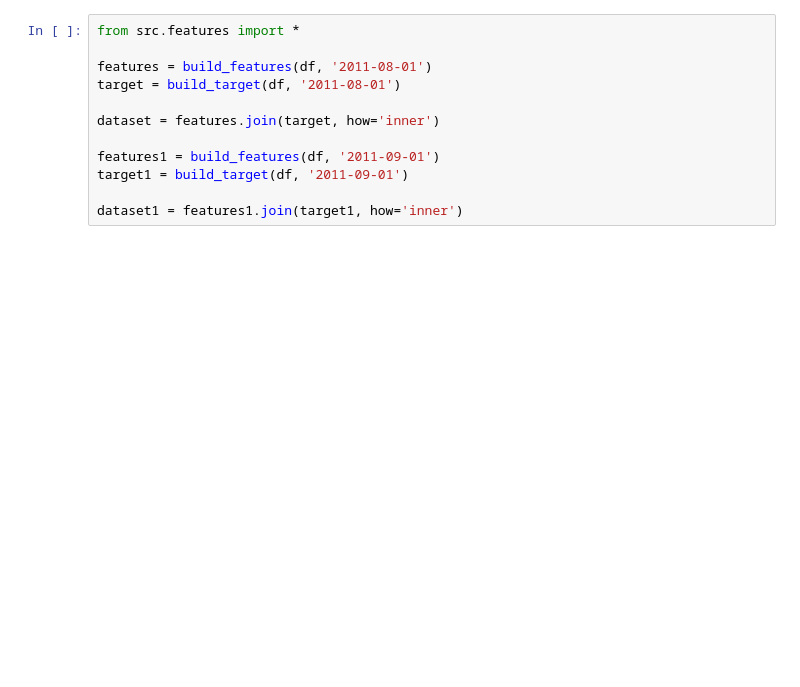
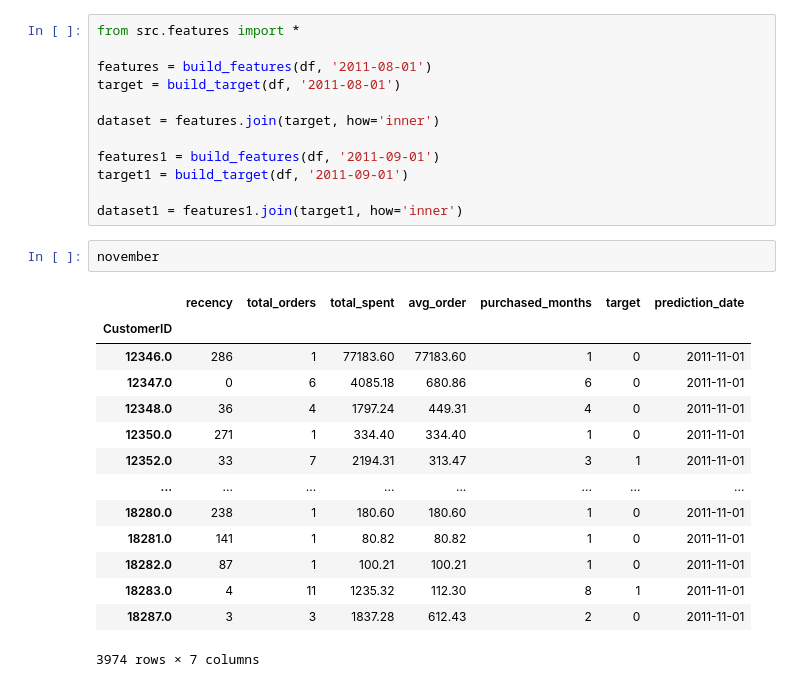
Before and after one commit to Rocha-alt1/Shopflow, a Jupyter notebook: notebook/modeling.ipynb, the cells around one changed output. Drawn from its saved outputs; the diff is of its cells as text; blank space fills up the shorter version.

```diff
--- a/notebook/modeling.ipynb
+++ b/notebook/modeling.ipynb
@@ -590,3 +590,20 @@ features1 = build_features(df, '2011-09-01')
 target1 = build_target(df, '2011-09-01')
 
 dataset1 = features1.join(target1, how='inner')
+# %%
+november
+# %% [output]
+|  | recency | total_orders | total_spent | avg_order | purchased_months | target | prediction_date |
+| CustomerID |  |  |  |  |  |  |  |
+| 12346.0 | 286 | 1 | 77183.60 | 77183.60 | 1 | 0 | 2011-11-01 |
+| 12347.0 | 0 | 6 | 4085.18 | 680.86 | 6 | 0 | 2011-11-01 |
+| 12348.0 | 36 | 4 | 1797.24 | 449.31 | 4 | 0 | 2011-11-01 |
+| 12350.0 | 271 | 1 | 334.40 | 334.40 | 1 | 0 | 2011-11-01 |
+| 12352.0 | 33 | 7 | 2194.31 | 313.47 | 3 | 1 | 2011-11-01 |
+| ... | ... | ... | ... | ... | ... | ... | ... |
+| 18280.0 | 238 | 1 | 180.60 | 180.60 | 1 | 0 | 2011-11-01 |
+| 18281.0 | 141 | 1 | 80.82 | 80.82 | 1 | 0 | 2011-11-01 |
+| 18282.0 | 87 | 1 | 100.21 | 100.21 | 1 | 0 | 2011-11-01 |
+| 18283.0 | 4 | 11 | 1235.32 | 112.30 | 8 | 1 | 2011-11-01 |
+| 18287.0 | 3 | 3 | 1837.28 | 612.43 | 2 | 0 | 2011-11-01 |
+3974 rows × 7 columns
```
Also changed, not shown: parts of 3 cells of this notebook.
